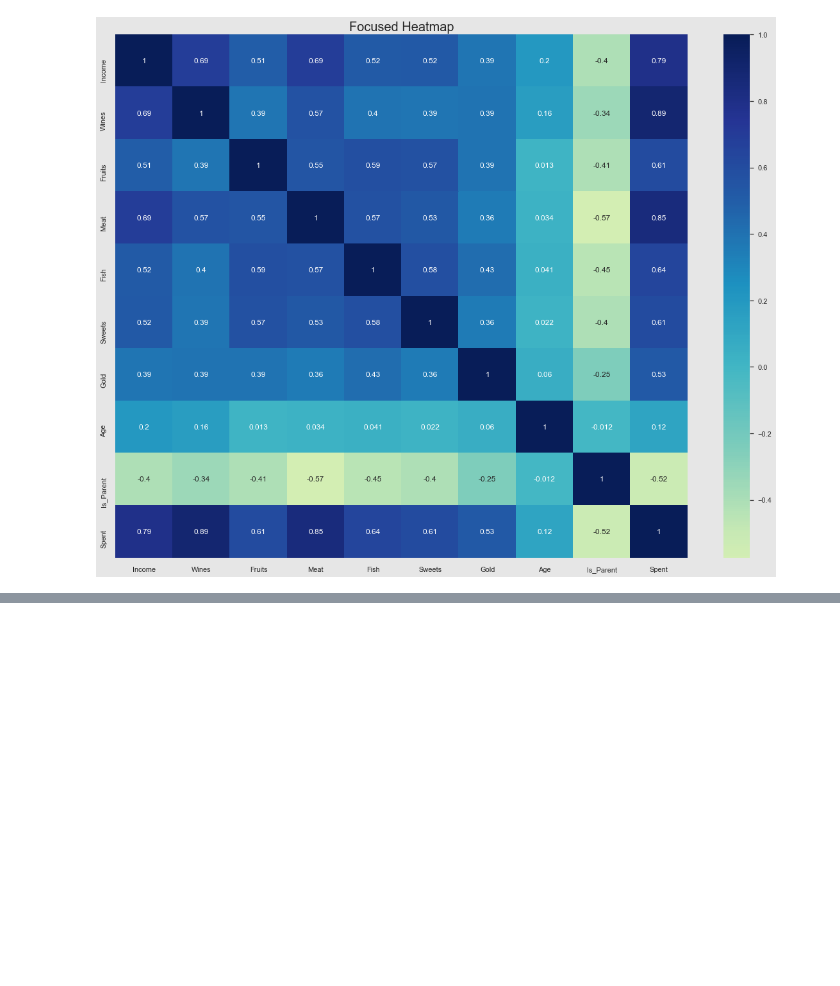
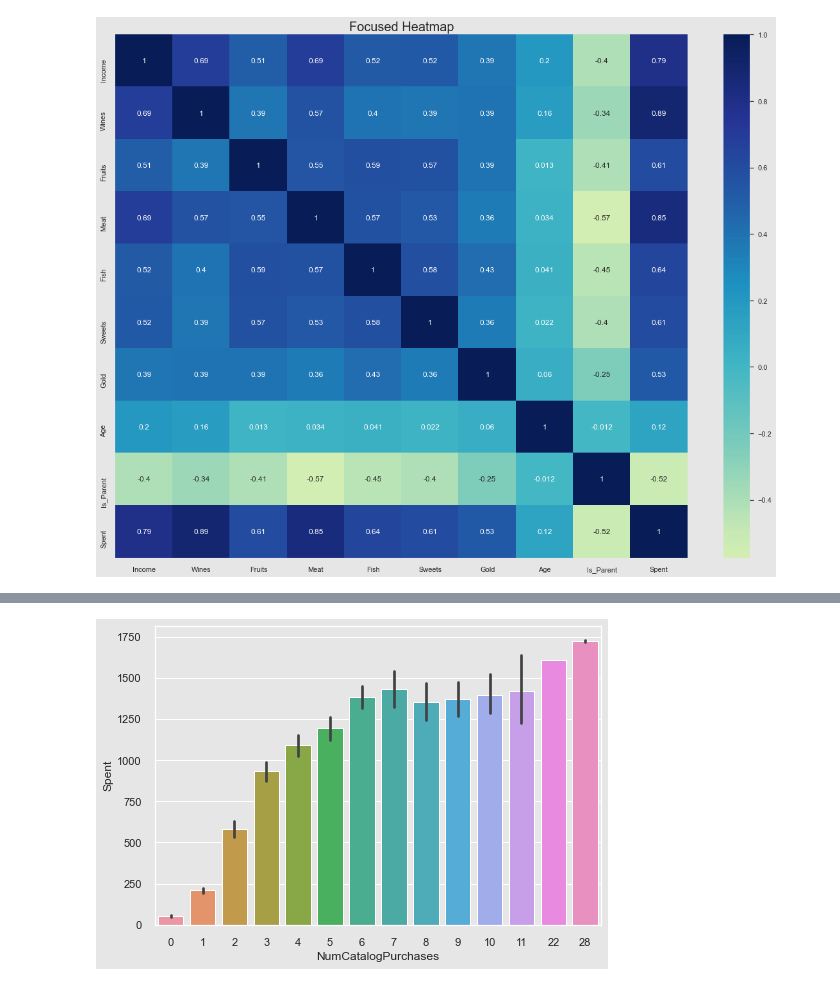
Before and after one commit to mehdirahman007/ml-masters, a Jupyter notebook: CustomerSegmentation.ipynb, the cells around one changed output, grey strips where cells are left out. Cells and saved outputs as stored; diff of their text form; code cells hidden in the pictures; blank space fills up the shorter version.

```diff
--- a/CustomerSegmentation.ipynb
+++ b/CustomerSegmentation.ipynb
@@ -396,0 +405,4 @@ plt.savefig("images/heatmap2.png")
+# %%
+ax = sns.barplot(x="NumCatalogPurchases", y="Spent", data=cust_df)
+# %% [output]
+[figure, added]
```
Also changed, not shown: parts of 4 cells of this notebook.
